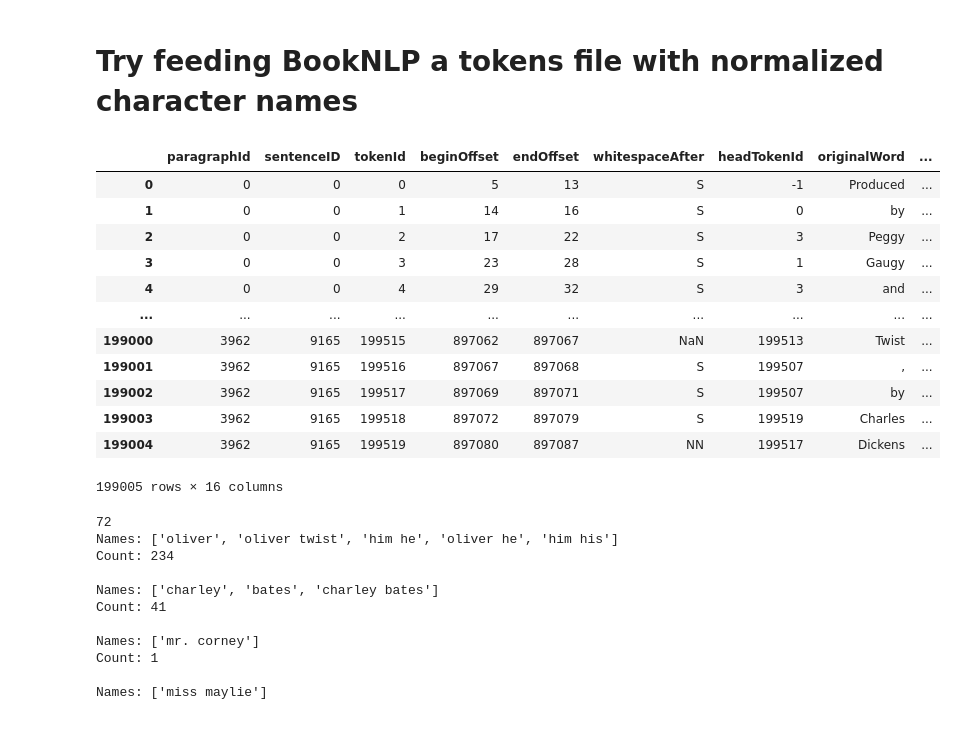
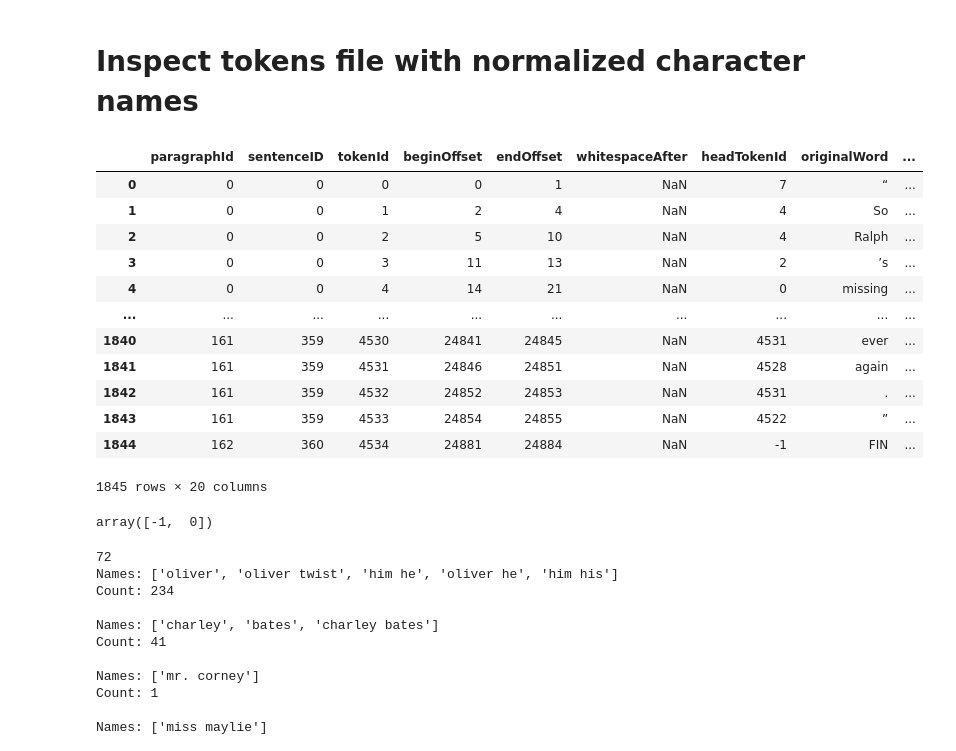
Before and after one commit to michaelmilleryoder/fanfiction-scripts, a Jupyter notebook: jupyter/pipeline_evaluation.ipynb, the cells around one changed output. Cells and saved outputs as stored; diff of their text form; code cells hidden in the pictures.

Commit message:
local eval of BookNLP quote attribution

```diff
--- a/jupyter/pipeline_evaluation.ipynb
+++ b/jupyter/pipeline_evaluation.ipynb
@@ -1,25 +1,30 @@
 # %% [markdown]
-# Try feeding BookNLP a tokens file with normalized character names
+# Inspect tokens file with normalized character names
 # %%
 import pandas as pd
 
-tok_fpath = '/Users/myoder/software/book-nlp-quote-attribution/data/tokens/dickens.oliver.tokens'
+# tok_fpath = '/Users/myoder/software/book-nlp-quote-attribution/data/tokens/dickens.oliver.tokens'
+tok_fpath = '/Users/myoder/software/book-nlp-quote-attribution/data/tokens/dcu_16369049.tokens.gold_coref'
 tok_data = pd.read_csv(tok_fpath, sep='\t')
 tok_data
 # %% [output]
 |  | paragraphId | sentenceID | tokenId | beginOffset | endOffset | whitespaceAfter | headTokenId | originalWord | ... |
-| 0 | 0 | 0 | 0 | 5 | 13 | S | -1 | Produced | ... |
-| 1 | 0 | 0 | 1 | 14 | 16 | S | 0 | by | ... |
-| 2 | 0 | 0 | 2 | 17 | 22 | S | 3 | Peggy | ... |
-| 3 | 0 | 0 | 3 | 23 | 28 | S | 1 | Gaugy | ... |
-| 4 | 0 | 0 | 4 | 29 | 32 | S | 3 | and | ... |
+| 0 | 0 | 0 | 0 | 0 | 1 | NaN | 7 | “ | ... |
+| 1 | 0 | 0 | 1 | 2 | 4 | NaN | 4 | So | ... |
+| 2 | 0 | 0 | 2 | 5 | 10 | NaN | 4 | Ralph | ... |
+| 3 | 0 | 0 | 3 | 11 | 13 | NaN | 2 | ’s | ... |
+| 4 | 0 | 0 | 4 | 14 | 21 | NaN | 0 | missing | ... |
 | ... | ... | ... | ... | ... | ... | ... | ... | ... | ... |
-| 199000 | 3962 | 9165 | 199515 | 897062 | 897067 | NaN | 199513 | Twist | ... |
-| 199001 | 3962 | 9165 | 199516 | 897067 | 897068 | S | 199507 | , | ... |
-| 199002 | 3962 | 9165 | 199517 | 897069 | 897071 | S | 199507 | by | ... |
-| 199003 | 3962 | 9165 | 199518 | 897072 | 897079 | S | 199519 | Charles | ... |
-| 199004 | 3962 | 9165 | 199519 | 897080 | 897087 | NN | 199517 | Dickens | ... |
+| 1840 | 161 | 359 | 4530 | 24841 | 24845 | NaN | 4531 | ever | ... |
+| 1841 | 161 | 359 | 4531 | 24846 | 24851 | NaN | 4528 | again | ... |
+| 1842 | 161 | 359 | 4532 | 24852 | 24853 | NaN | 4531 | . | ... |
+| 1843 | 161 | 359 | 4533 | 24854 | 24855 | NaN | 4522 | ” | ... |
+| 1844 | 162 | 360 | 4534 | 24881 | 24884 | NaN | -1 | FIN | ... |
-199005 rows × 16 columns
+1845 rows × 20 columns
+# %%
+tok_data['characterId'].unique()
+# %% [output]
+array([-1,  0])
 # %%
 # Load character names, get canonical character names
 
```
Also changed, not shown: parts of 2 cells of this notebook.
